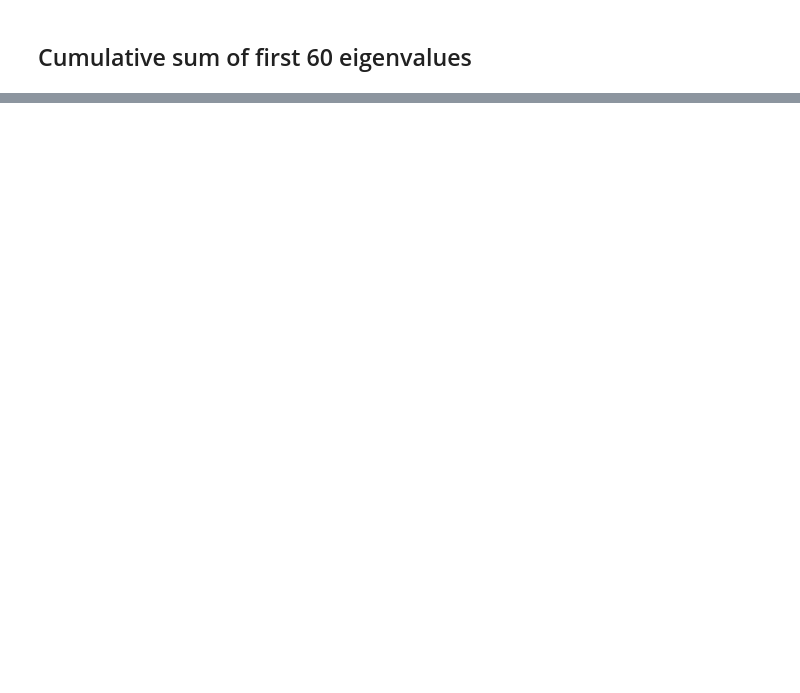
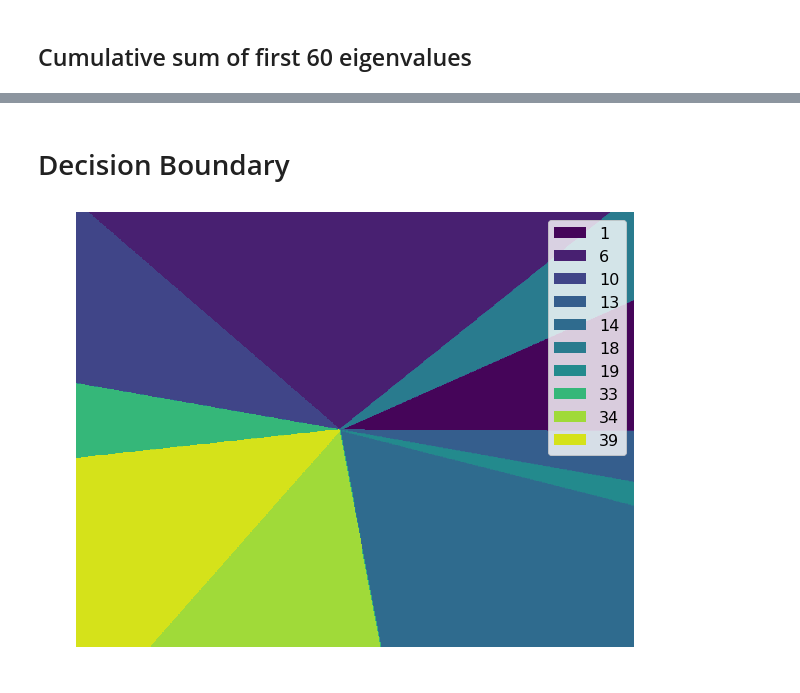
Before and after one commit to sheikhomar/popan, a Jupyter notebook: notebooks/dataset-orl-pca.ipynb, the cells around one changed output, grey strips where cells are left out. Saved outputs shown, nothing was run; the diff lists cells and outputs as text; code cells hidden in the pictures; blank space fills up the shorter version.

```diff
--- a/notebooks/dataset-orl-pca.ipynb
+++ b/notebooks/dataset-orl-pca.ipynb
@@ -101,0 +61,8 @@ array([ 2,  5, 13, 54])
+# %% [markdown]
+# Decision Boundary
+# %%
+classifier = utils.load_classifier_with_best_params('pmse', 'orl', True)
+X_train_2d = PCA(n_components=2).fit_transform(X_train)
+visualise.decision_boundary(classifier, X_train_2d, y_train, figure_file_name='orl_2d_pmse_decision_boundary.pdf')
+# %% [output]
+[figure, added]
```
Also changed, not shown: parts of 8 cells of this notebook, 5 other files.
